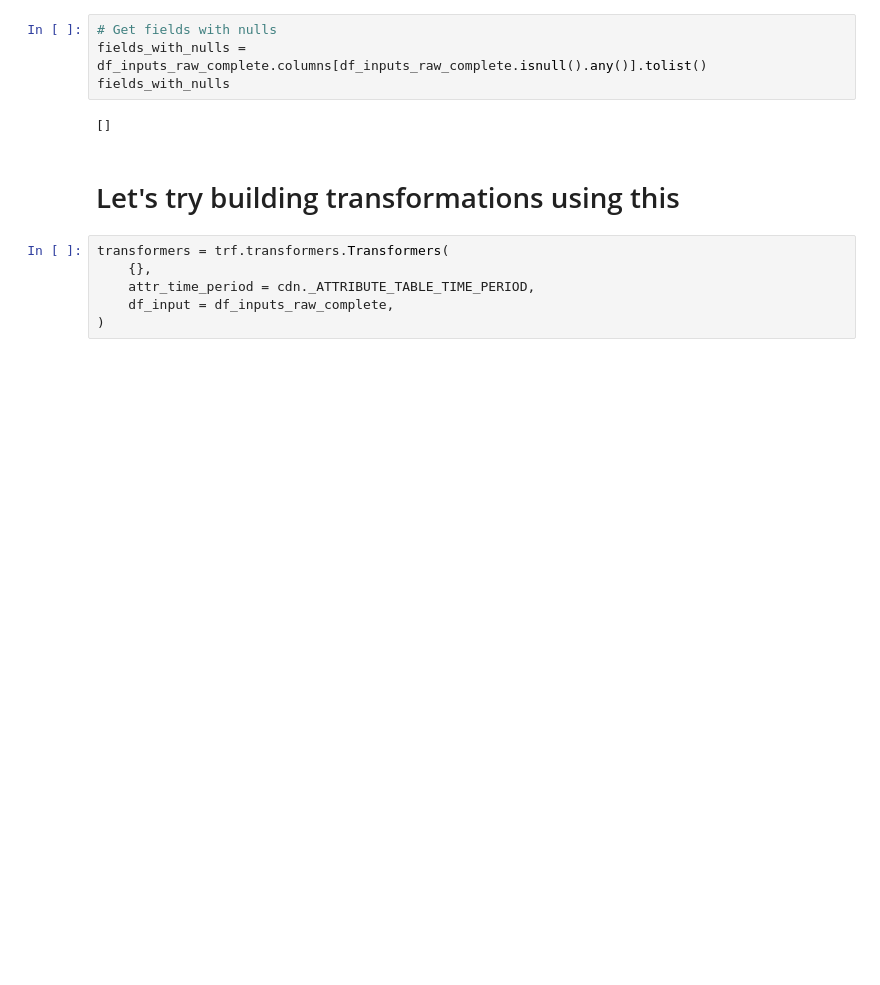
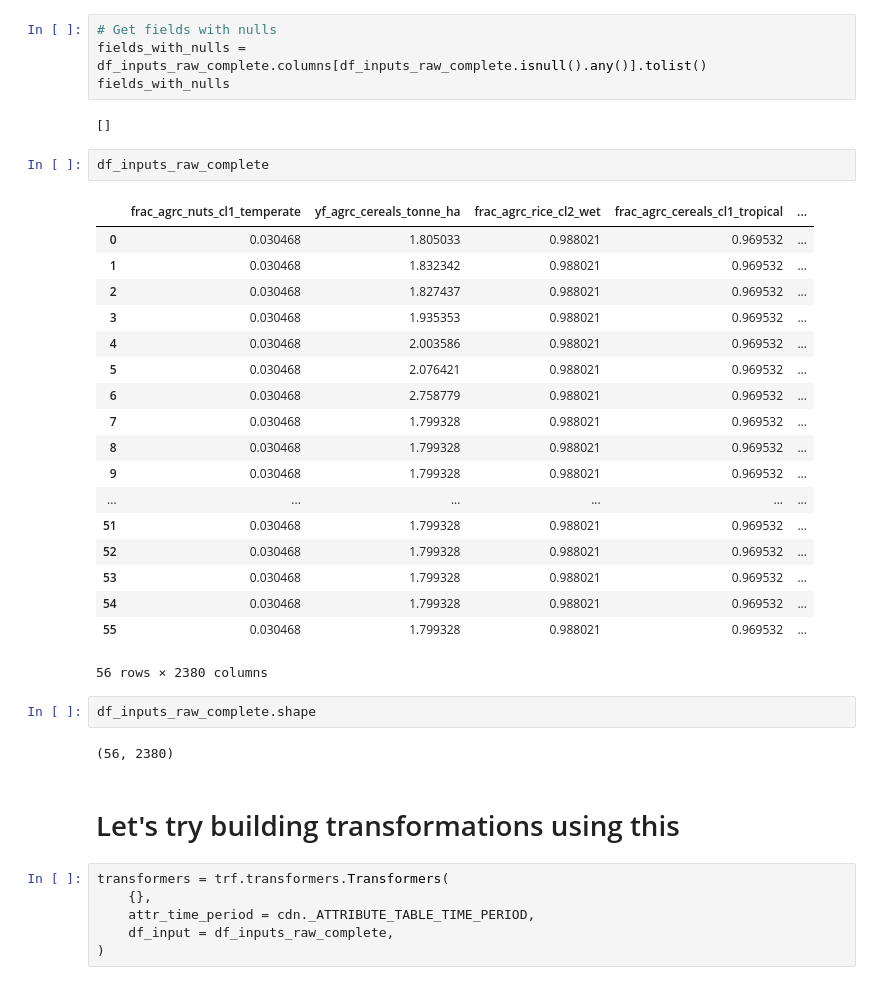
Before and after one commit to sisepuede-framework/ssp_uganda_data, a Jupyter notebook: ssp_modeling/notebooks/uganda_manager_wb_ndc_2_tunning.ipynb, the cells around one changed output. Cells and saved outputs as stored; diff of their text form; blank space fills up the shorter version.

```diff
--- a/ssp_modeling/notebooks/uganda_manager_wb_ndc_2_tunning.ipynb
+++ b/ssp_modeling/notebooks/uganda_manager_wb_ndc_2_tunning.ipynb
@@ -238,6 +235,31 @@ fields_with_nulls = df_inputs_raw_complete.columns[df_inputs_raw_complete.isnull
 fields_with_nulls
 # %% [output]
 []
+# %%
+df_inputs_raw_complete
+# %% [output]
+|  | frac_agrc_nuts_cl1_temperate | yf_agrc_cereals_tonne_ha | frac_agrc_rice_cl2_wet | frac_agrc_cereals_cl1_tropical | ... |
+| 0 | 0.030468 | 1.805033 | 0.988021 | 0.969532 | ... |
+| 1 | 0.030468 | 1.832342 | 0.988021 | 0.969532 | ... |
+| 2 | 0.030468 | 1.827437 | 0.988021 | 0.969532 | ... |
+| 3 | 0.030468 | 1.935353 | 0.988021 | 0.969532 | ... |
+| 4 | 0.030468 | 2.003586 | 0.988021 | 0.969532 | ... |
+| 5 | 0.030468 | 2.076421 | 0.988021 | 0.969532 | ... |
+| 6 | 0.030468 | 2.758779 | 0.988021 | 0.969532 | ... |
+| 7 | 0.030468 | 1.799328 | 0.988021 | 0.969532 | ... |
+| 8 | 0.030468 | 1.799328 | 0.988021 | 0.969532 | ... |
+| 9 | 0.030468 | 1.799328 | 0.988021 | 0.969532 | ... |
+| ... | ... | ... | ... | ... | ... |
+| 51 | 0.030468 | 1.799328 | 0.988021 | 0.969532 | ... |
+| 52 | 0.030468 | 1.799328 | 0.988021 | 0.969532 | ... |
+| 53 | 0.030468 | 1.799328 | 0.988021 | 0.969532 | ... |
+| 54 | 0.030468 | 1.799328 | 0.988021 | 0.969532 | ... |
+| 55 | 0.030468 | 1.799328 | 0.988021 | 0.969532 | ... |
+56 rows × 2380 columns
+# %%
+df_inputs_raw_complete.shape
+# %% [output]
+(56, 2380)
 # %% [markdown]
 #  Let's try building transformations using this
 # %%
```
Also changed, not shown: parts of 43 cells of this notebook, 3 other files.
